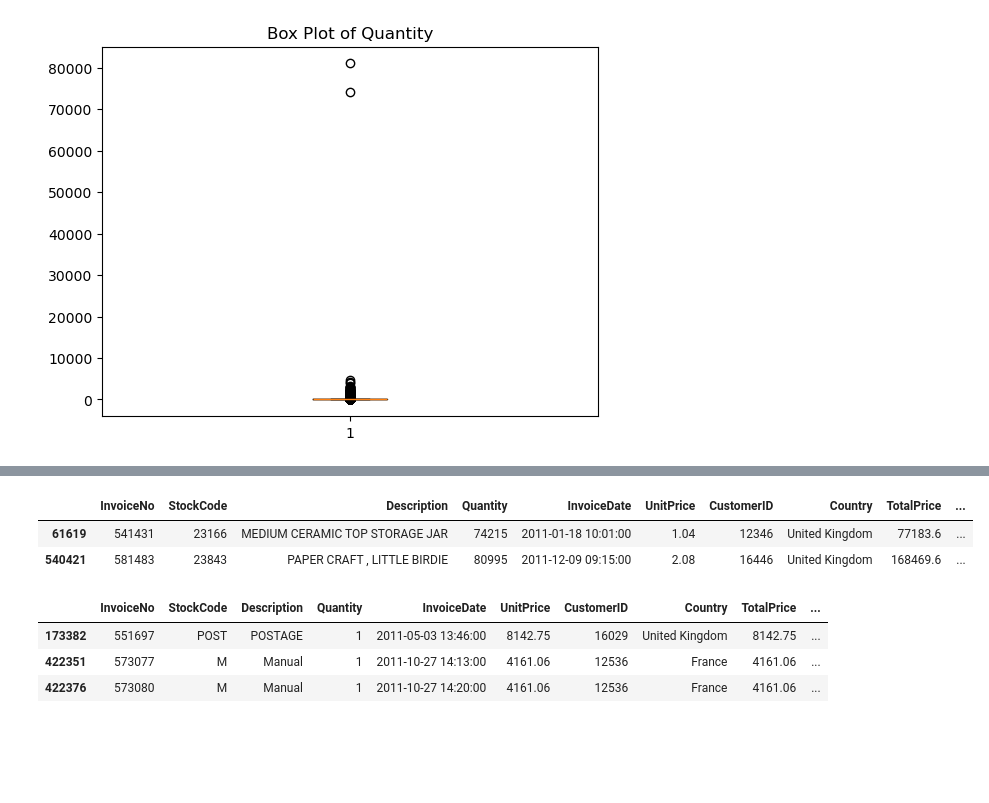
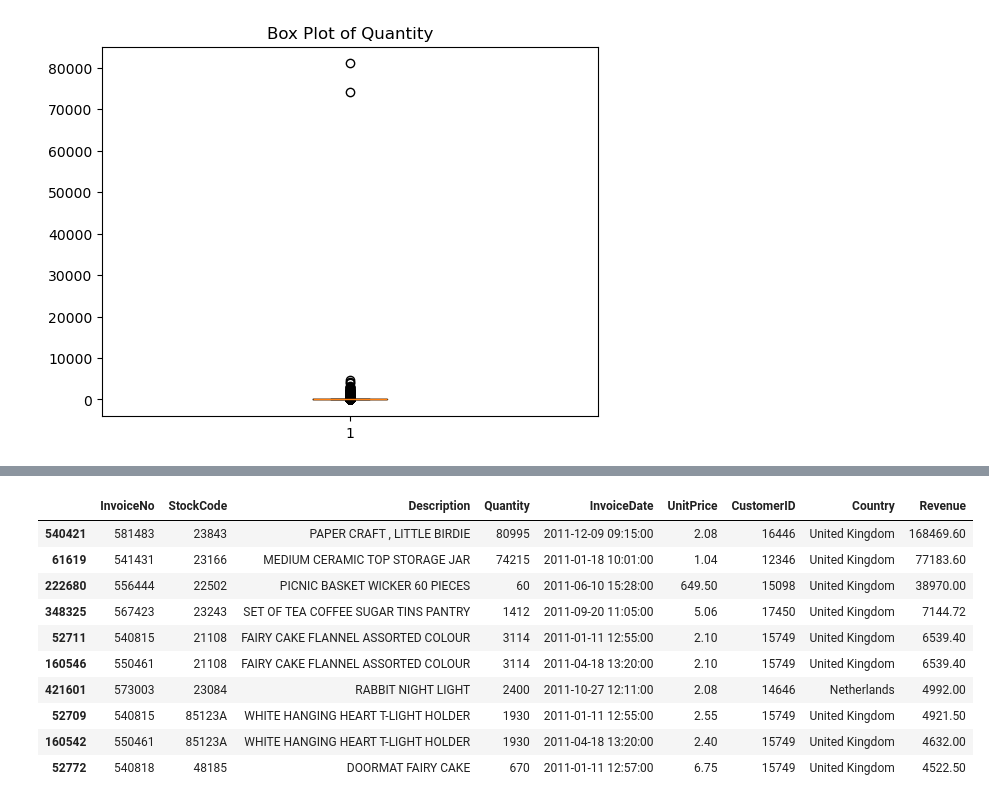
Before and after one commit to moulikazama/Customer_lifetime_value_predict_segment, a Jupyter notebook: notebooks/02_data_preprocess.ipynb, the cells around one changed output, grey strips where cells are left out. Drawn from its saved outputs; the diff is of its cells as text; code cells hidden in the pictures; blank space fills up the shorter version.

```diff
--- a/notebooks/02_data_preprocess.ipynb
+++ b/notebooks/02_data_preprocess.ipynb
@@ -107,0 +126,4 @@ Name: InvoiceNo, Length: 392692, dtype: bool
+# %%
+remove_codes = ["POST", "M", "C2", "DOT", "PADS", "BANK CHARGES"]
+
+df = df[~df["StockCode"].isin(remove_codes)]
@@ -188,6 +141,6 @@ df[df["Quantity"] > upper_limit][["CustomerID","Quantity","UnitPrice","Revenue"]
 # %%
-ls=[]
-top_10 = df['Revenue'].nlargest(n=10)
+ls1=[]
+top_10 = df['Quantity'].nlargest(n=10)
 for i in top_10:
-    ls.append(i)
+    ls1.append(i)
 # %%
@@ -227,0 +171,5 @@ Name: Quantity, dtype: int64
+# %%
+ls2=[]
+top_10 = df['UnitPrice'].nlargest(n=10)
+for i in top_10:
+    ls2.append(i)
@@ -228,9 +200,20 @@ Name: Quantity, dtype: int64
 # %%
-s = [168469.60,74215]
-fr = df[df['Quantity'].isin(s)]
+ls3=[]
+top_10 = df['Revenue'].nlargest(n=10)
+for i in top_10:
+    ls3.append(i)
 # %%
-fr
+high_unitprice = df[df['Revenue'].isin(ls3)]
+high_unitprice.sort_values('Revenue',ascending = False)
 # %% [output]
-|  | InvoiceNo | StockCode | Description | Quantity | InvoiceDate | UnitPrice | CustomerID | Country | TotalPrice | ... |
-| 61619 | 541431 | 23166 | MEDIUM CERAMIC TOP STORAGE JAR | 74215 | 2011-01-18 10:01:00 | 1.04 | 12346 | United Kingdom | 77183.6 | ... |
-| 540421 | 581483 | 23843 | PAPER CRAFT , LITTLE BIRDIE | 80995 | 2011-12-09 09:15:00 | 2.08 | 16446 | United Kingdom | 168469.6 | ... |
+|  | InvoiceNo | StockCode | Description | Quantity | InvoiceDate | UnitPrice | CustomerID | Country | Revenue |
+| 540421 | 581483 | 23843 | PAPER CRAFT , LITTLE BIRDIE | 80995 | 2011-12-09 09:15:00 | 2.08 | 16446 | United Kingdom | 168469.60 |
+| 61619 | 541431 | 23166 | MEDIUM CERAMIC TOP STORAGE JAR | 74215 | 2011-01-18 10:01:00 | 1.04 | 12346 | United Kingdom | 77183.60 |
+| 222680 | 556444 | 22502 | PICNIC BASKET WICKER 60 PIECES | 60 | 2011-06-10 15:28:00 | 649.50 | 15098 | United Kingdom | 38970.00 |
+| 348325 | 567423 | 23243 | SET OF TEA COFFEE SUGAR TINS PANTRY | 1412 | 2011-09-20 11:05:00 | 5.06 | 17450 | United Kingdom | 7144.72 |
+| 52711 | 540815 | 21108 | FAIRY CAKE FLANNEL ASSORTED COLOUR | 3114 | 2011-01-11 12:55:00 | 2.10 | 15749 | United Kingdom | 6539.40 |
+| 160546 | 550461 | 21108 | FAIRY CAKE FLANNEL ASSORTED COLOUR | 3114 | 2011-04-18 13:20:00 | 2.10 | 15749 | United Kingdom | 6539.40 |
+| 421601 | 573003 | 23084 | RABBIT NIGHT LIGHT | 2400 | 2011-10-27 12:11:00 | 2.08 | 14646 | Netherlands | 4992.00 |
+| 52709 | 540815 | 85123A | WHITE HANGING HEART T-LIGHT HOLDER | 1930 | 2011-01-11 12:55:00 | 2.55 | 15749 | United Kingdom | 4921.50 |
+| 160542 | 550461 | 85123A | WHITE HANGING HEART T-LIGHT HOLDER | 1930 | 2011-04-18 13:20:00 | 2.40 | 15749 | United Kingdom | 4632.00 |
+| 52772 | 540818 | 48185 | DOORMAT FAIRY CAKE | 670 | 2011-01-11 12:57:00 | 6.75 | 15749 | United Kingdom | 4522.50 |
@@ -240,7 +219,0 @@ frf = df[df['UnitPrice'].isin(s)]
-# %%
-frf
-# %% [output]
-|  | InvoiceNo | StockCode | Description | Quantity | InvoiceDate | UnitPrice | CustomerID | Country | TotalPrice | ... |
-| 173382 | 551697 | POST | POSTAGE | 1 | 2011-05-03 13:46:00 | 8142.75 | 16029 | United Kingdom | 8142.75 | ... |
-| 422351 | 573077 | M | Manual | 1 | 2011-10-27 14:13:00 | 4161.06 | 12536 | France | 4161.06 | ... |
-| 422376 | 573080 | M | Manual | 1 | 2011-10-27 14:20:00 | 4161.06 | 12536 | France | 4161.06 | ... |
```
Also changed, not shown: parts of 69 cells of this notebook, 2 other files.
